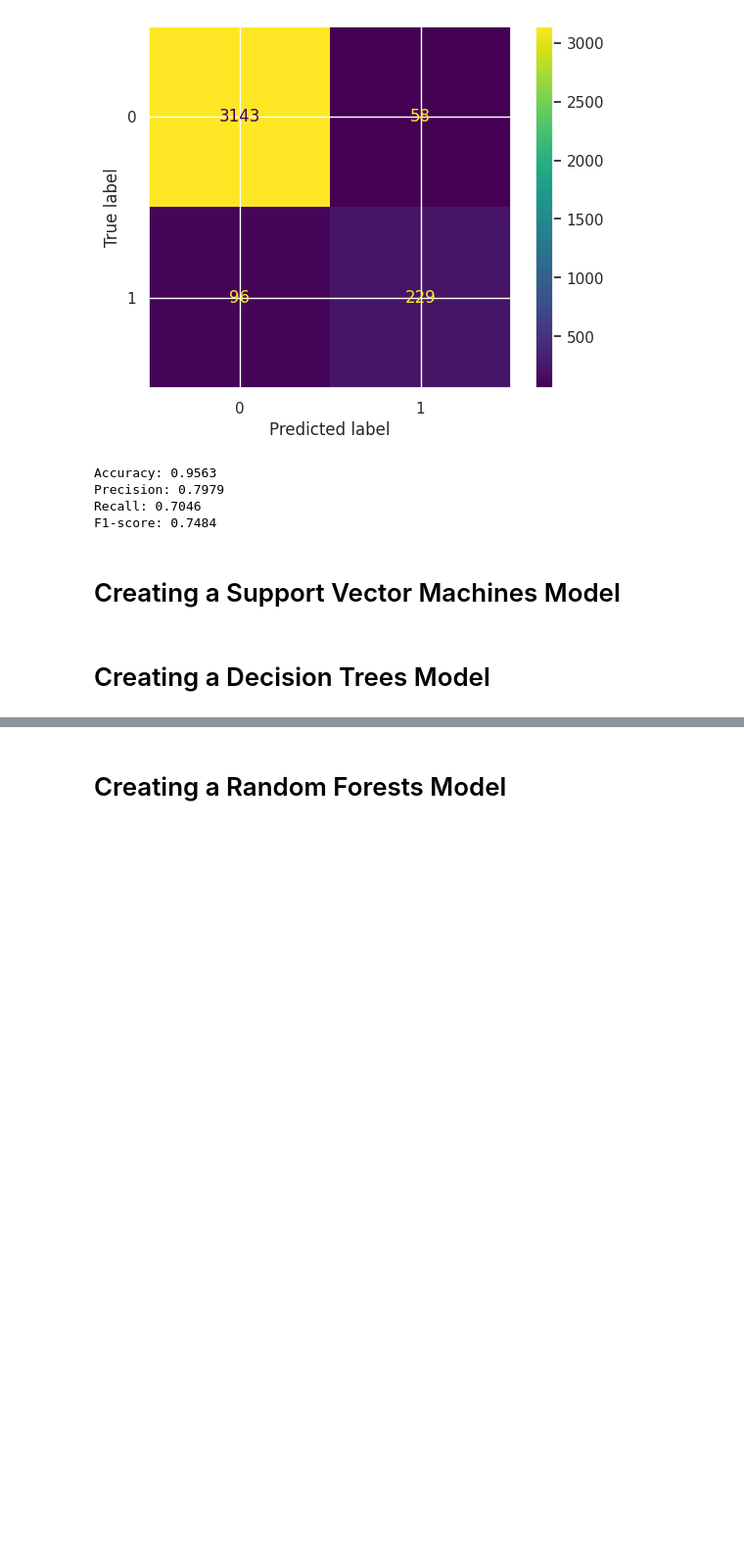
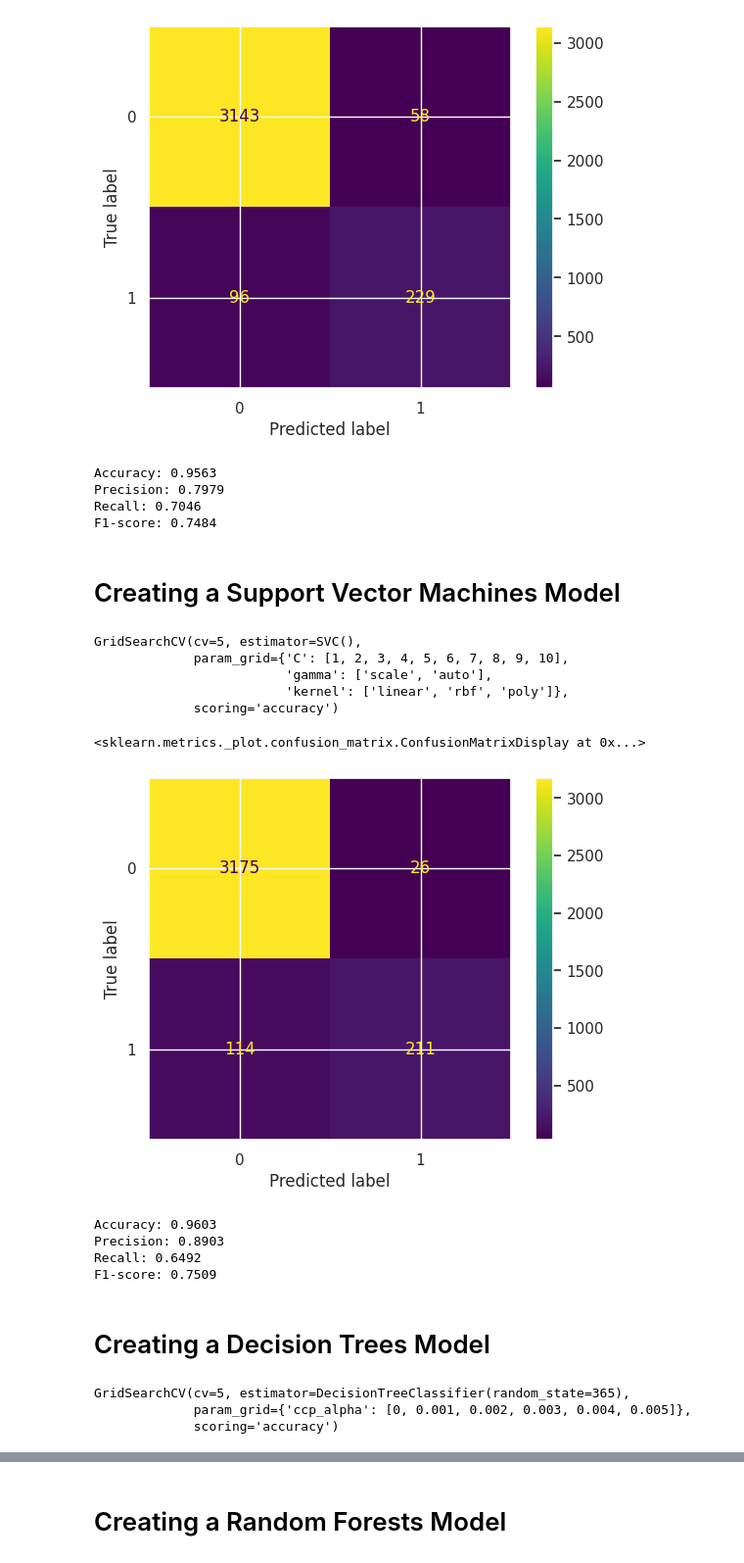
Before and after one commit to Ayben06/UserClassfication, a Jupyter notebook: MachineLearningProjectForUserClassification.ipynb, the cells around one changed output, grey strips where cells are left out. Shown at 98% size. Cells and saved outputs as stored; diff of their text form; code cells hidden in the pictures; blank space fills up the shorter version.

```diff
--- a/MachineLearningProjectForUserClassification.ipynb
+++ b/MachineLearningProjectForUserClassification.ipynb
@@ -365,2 +376,40 @@ F1-score: 0.7484
+# %%
+grid_search_svm=GridSearchCV(svm_clf,parametr_svm,scoring='accuracy',cv=5)
+# %%
+grid_search_svm.fit(x_train_scaled,y_train_array)
+# %% [output]
+GridSearchCV(cv=5, estimator=SVC(),
+             param_grid={'C': [1, 2, 3, 4, 5, 6, 7, 8, 9, 10],
+                         'gamma': ['scale', 'auto'],
+                         'kernel': ['linear', 'rbf', 'poly']},
+             scoring='accuracy')
+# %%
+svm_clf=grid_search_svm.best_estimator_
+# %%
+y_pred_svm=svm_clf.predict(x_test_scaled)
+# %%
+cm_svm=confusion_matrix(y_test_array,y_pred_svm)
+disp_svm=ConfusionMatrixDisplay(cm_svm,display_labels=[0,1])
+disp_svm.plot()
+# %% [output]
+<sklearn.metrics._plot.confusion_matrix.ConfusionMatrixDisplay at 0x...>
+[figure, added]
+# %%
+accuracy = accuracy_score(y_test_array, y_pred_svm)
+print(f'Accuracy: {accuracy:.4f}')
+
+precision = precision_score(y_test_array, y_pred_svm)
+print(f'Precision: {precision:.4f}')
+
+recall = recall_score(y_test_array, y_pred_svm)
+print(f'Recall: {recall:.4f}')
+
+f1 = f1_score(y_test_array, y_pred_svm)
+print(f'F1-score: {f1:.4f}')
+# %% [output]
+Accuracy: 0.9603
+Precision: 0.8903
+Recall: 0.6492
+F1-score: 0.7509
 # %% [markdown]
 # Creating a Decision Trees Model
@@ -366,0 +422,6 @@ F1-score: 0.7484
+# %%
+grid_search_dt.fit(x_train_array,y_train_array)
+# %% [output]
+GridSearchCV(cv=5, estimator=DecisionTreeClassifier(random_state=365),
+             param_grid={'ccp_alpha': [0, 0.001, 0.002, 0.003, 0.004, 0.005]},
+             scoring='accuracy')
```
Also changed, not shown: parts of 29 cells of this notebook.
